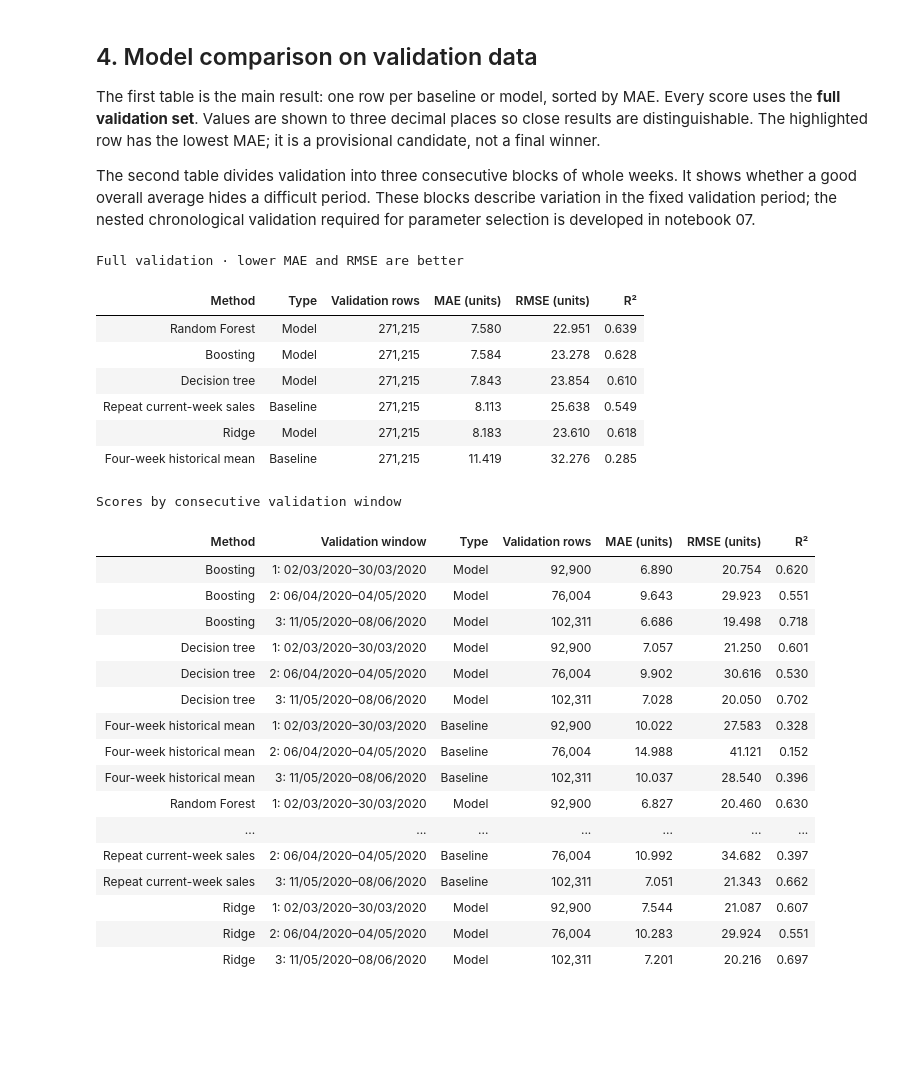
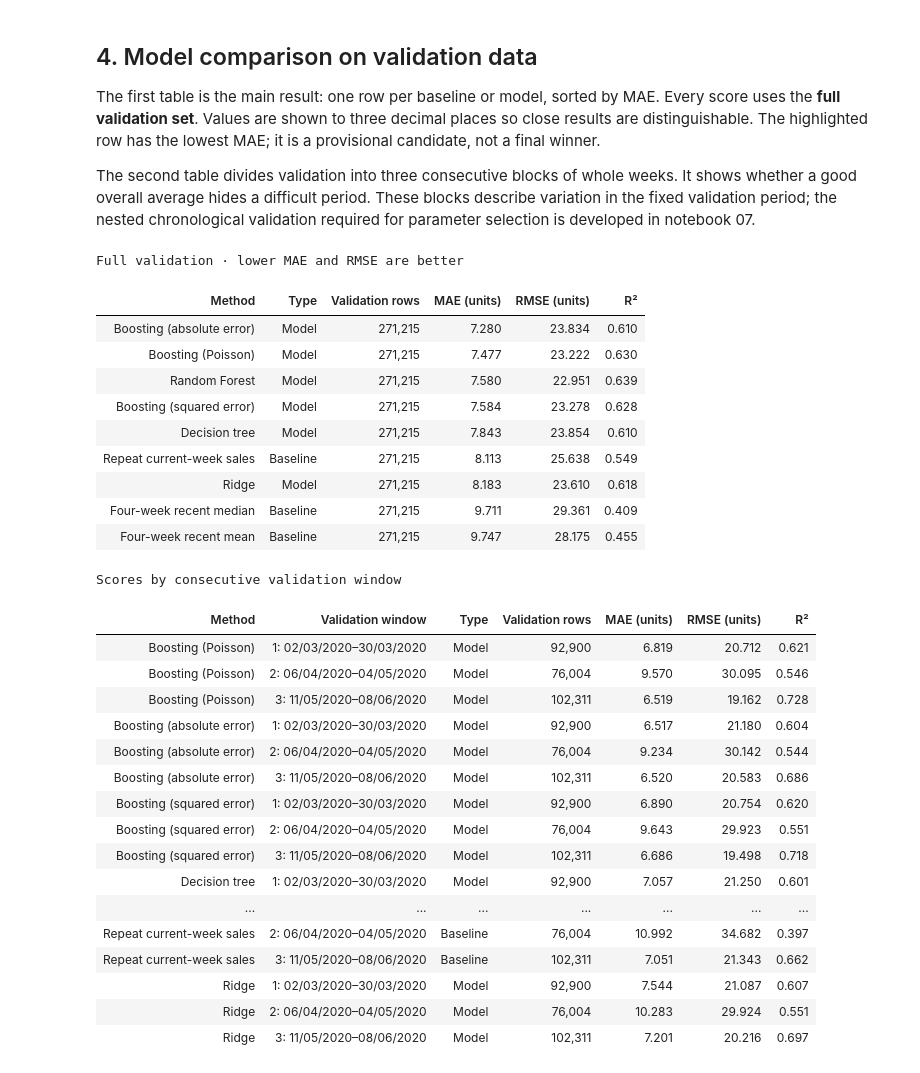
Before and after one commit to ML-ENI/fashion-demand-ml, a Jupyter notebook: notebooks/05_regression.ipynb, the cells around one changed output. Saved outputs shown, nothing was run; the diff lists cells and outputs as text; code cells hidden in the pictures; blank space fills up the shorter version.

Commit message:
Complete demand preparation and model validation notebooks

```diff
--- a/notebooks/05_regression.ipynb
+++ b/notebooks/05_regression.ipynb
@@ -58,7 +58,11 @@ if digest.hexdigest() != expected:
 numeric = ["sales", "lag_1_sales", "lag_4_sales", "rolling_4w_sales_mean",
            "rolling_12w_sales_mean", "mean_price", "online_share", "iso_week"]
 categorical = ["product_group_name", "garment_group_name", "index_group_name"]
-columns = ["article_id", "target_week", "split", "target_next_week_sales", *numeric, *categorical]
+history_lags = [f"lag_{week}_sales" for week in range(1, 4)]
+recent_weeks = ["sales", *history_lags]  # Current week and the three before it.
+# Extra lags are loaded only for the simple baselines; model predictors remain unchanged.
+columns = list(dict.fromkeys(["article_id", "target_week", "split", "target_next_week_sales",
+                              *numeric, *categorical, *history_lags]))
 data = pd.read_csv(csv_path, usecols=columns, dtype={"article_id": "string"},
                    parse_dates=["target_week"])
 assert data["target_next_week_sales"].notna().all()
@@ -102,9 +110,10 @@ def scores(y, prediction):
 truth = validation["target_next_week_sales"].to_numpy()
 predictions = {
     "Repeat current-week sales": validation["sales"].to_numpy(dtype=float),
-    "Four-week historical mean": validation["rolling_4w_sales_mean"].to_numpy(dtype=float),
+    "Four-week recent mean": validation[recent_weeks].to_numpy(dtype=float).mean(axis=1),
+    "Four-week recent median": np.median(validation[recent_weeks].to_numpy(dtype=float), axis=1),
 }
-print("Baselines ready: current-week sales and the four-week historical mean.")
+print("Three baselines ready: current-week sales, recent four-week mean, and recent four-week median.")
 # %% [output]
 Available training rows: 1326434
 Rows used to fit each model: 100000
@@ -130,13 +151,22 @@ preprocess = ColumnTransformer([
     ]), categorical),
 ], sparse_threshold=0)
 
+assert (train_sample["target_next_week_sales"] >= 0).all()  # Required by Poisson loss.
+
 estimators = {
     "Ridge": Ridge(alpha=10.0),
     "Decision tree": DecisionTreeRegressor(max_depth=12, min_samples_leaf=30, random_state=SEED),
     "Random Forest": RandomForestRegressor(n_estimators=40, max_depth=14,
                                            min_samples_leaf=20, n_jobs=-1, random_state=SEED),
-    "Boosting": HistGradientBoostingRegressor(max_iter=100, max_leaf_nodes=31,
-                                               learning_rate=0.08, random_state=SEED),
+    "Boosting (squared error)": HistGradientBoostingRegressor(
+        loss="squared_error", max_iter=100, max_leaf_nodes=31,
+        learning_rate=0.08, random_state=SEED),
+    "Boosting (absolute error)": HistGradientBoostingRegressor(
+        loss="absolute_error", max_iter=100, max_leaf_nodes=31,
+        learning_rate=0.08, random_state=SEED),
+    "Boosting (Poisson)": HistGradientBoostingRegressor(
+        loss="poisson", max_iter=100, max_leaf_nodes=31,
+        learning_rate=0.08, random_state=SEED),
 }
 models = {}
 negative_counts = {}
@@ -177,7 +209,8 @@ for name, prediction in predictions.items():
                      "rows": int(mask.sum()), **scores(truth[mask], prediction[mask])})
 results = pd.DataFrame(rows)
 complete = results.loc[results["window"].eq("full")].sort_values("MAE").copy()
-baseline_names = {"Repeat current-week sales", "Four-week historical mean"}
+baseline_names = {"Repeat current-week sales", "Four-week recent mean",
+                  "Four-week recent median"}
 
 def metric_table(frame, caption, highlight=None, show_window=False):
     """Show a clear notebook table without requiring optional styling packages."""
@@ -198,45 +231,48 @@ def metric_table(frame, caption, highlight=None, show_window=False):
             cells.append(escape(row.window))
         cells.extend(["Baseline" if is_baseline else "Model", f"{row.rows:,}",
                       f"{row.MAE:.3f}", f"{row.RMSE:.3f}", f"{row.R2:.3f}"])
         fields = "".join(
             f'<td style="padding:8px 11px;border-bottom:1px solid #DDE3EA;'
             f'text-align:{"left" if i < (3 if show_window else 2) else "right"};">{value}</td>'
             for i, value in enumerate(cells)
         )
         body.append(f'<tr style="background:{background};font-weight:{weight};">{fields}</tr>')
     html = (f'<div style="overflow-x:auto;margin:12px 0 18px;font-family:Arial, sans-serif;">'
             f'<table style="border-collapse:collapse;width:100%;font-size:13px;color:#17212B;">'
             f'<caption style="caption-side:top;text-align:left;font-weight:600;font-size:15px;'
             f'padding:0 0 10px;">{escape(caption)}</caption>'
             f'<thead style="background:#E7EBF0;"><tr>{head}</tr></thead>'
             f'<tbody>{"".join(body)}</tbody></table></div>')
     display(HTML(html))
 
 candidate_name = complete.loc[~complete["model_name"].isin(baseline_names)].iloc[0]["model_name"]
 metric_table(complete, "Full validation · lower MAE and RMSE are better", highlight=candidate_name)
 window_results = results.loc[results["window"].ne("full")].sort_values(["model_name", "window"])
 metric_table(window_results, "Scores by consecutive validation window", show_window=True)
 # %% [output]
 Full validation · lower MAE and RMSE are better
 | Method | Type | Validation rows | MAE (units) | RMSE (units) | R² |
+| Boosting (absolute error) | Model | 271,215 | 7.280 | 23.834 | 0.610 |
+| Boosting (Poisson) | Model | 271,215 | 7.477 | 23.222 | 0.630 |
 | Random Forest | Model | 271,215 | 7.580 | 22.951 | 0.639 |
-| Boosting | Model | 271,215 | 7.584 | 23.278 | 0.628 |
+| Boosting (squared error) | Model | 271,215 | 7.584 | 23.278 | 0.628 |
 | Decision tree | Model | 271,215 | 7.843 | 23.854 | 0.610 |
 | Repeat current-week sales | Baseline | 271,215 | 8.113 | 25.638 | 0.549 |
 | Ridge | Model | 271,215 | 8.183 | 23.610 | 0.618 |
-| Four-week historical mean | Baseline | 271,215 | 11.419 | 32.276 | 0.285 |
+| Four-week recent median | Baseline | 271,215 | 9.711 | 29.361 | 0.409 |
+| Four-week recent mean | Baseline | 271,215 | 9.747 | 28.175 | 0.455 |
 Scores by consecutive validation window
 | Method | Validation window | Type | Validation rows | MAE (units) | RMSE (units) | R² |
-| Boosting | 1: 02/03/2020–30/03/2020 | Model | 92,900 | 6.890 | 20.754 | 0.620 |
-| Boosting | 2: 06/04/2020–04/05/2020 | Model | 76,004 | 9.643 | 29.923 | 0.551 |
-| Boosting | 3: 11/05/2020–08/06/2020 | Model | 102,311 | 6.686 | 19.498 | 0.718 |
+| Boosting (Poisson) | 1: 02/03/2020–30/03/2020 | Model | 92,900 | 6.819 | 20.712 | 0.621 |
+| Boosting (Poisson) | 2: 06/04/2020–04/05/2020 | Model | 76,004 | 9.570 | 30.095 | 0.546 |
+| Boosting (Poisson) | 3: 11/05/2020–08/06/2020 | Model | 102,311 | 6.519 | 19.162 | 0.728 |
+| Boosting (absolute error) | 1: 02/03/2020–30/03/2020 | Model | 92,900 | 6.517 | 21.180 | 0.604 |
+| Boosting (absolute error) | 2: 06/04/2020–04/05/2020 | Model | 76,004 | 9.234 | 30.142 | 0.544 |
+| Boosting (absolute error) | 3: 11/05/2020–08/06/2020 | Model | 102,311 | 6.520 | 20.583 | 0.686 |
+| Boosting (squared error) | 1: 02/03/2020–30/03/2020 | Model | 92,900 | 6.890 | 20.754 | 0.620 |
+| Boosting (squared error) | 2: 06/04/2020–04/05/2020 | Model | 76,004 | 9.643 | 29.923 | 0.551 |
+| Boosting (squared error) | 3: 11/05/2020–08/06/2020 | Model | 102,311 | 6.686 | 19.498 | 0.718 |
 | Decision tree | 1: 02/03/2020–30/03/2020 | Model | 92,900 | 7.057 | 21.250 | 0.601 |
-| Decision tree | 2: 06/04/2020–04/05/2020 | Model | 76,004 | 9.902 | 30.616 | 0.530 |
-| Decision tree | 3: 11/05/2020–08/06/2020 | Model | 102,311 | 7.028 | 20.050 | 0.702 |
-| Four-week historical mean | 1: 02/03/2020–30/03/2020 | Baseline | 92,900 | 10.022 | 27.583 | 0.328 |
-| Four-week historical mean | 2: 06/04/2020–04/05/2020 | Baseline | 76,004 | 14.988 | 41.121 | 0.152 |
-| Four-week historical mean | 3: 11/05/2020–08/06/2020 | Baseline | 102,311 | 10.037 | 28.540 | 0.396 |
-| Random Forest | 1: 02/03/2020–30/03/2020 | Model | 92,900 | 6.827 | 20.460 | 0.630 |
 | ... | ... | ... | ... | ... | ... | ... |
 | Repeat current-week sales | 2: 06/04/2020–04/05/2020 | Baseline | 76,004 | 10.992 | 34.682 | 0.397 |
 | Repeat current-week sales | 3: 11/05/2020–08/06/2020 | Baseline | 102,311 | 7.051 | 21.343 | 0.662 |
```
Also changed, not shown: parts of 14 cells of this notebook, 9 other files.
